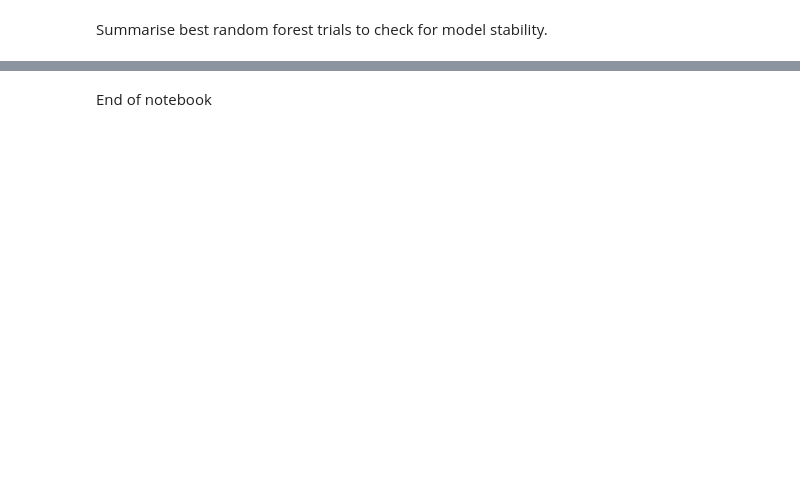
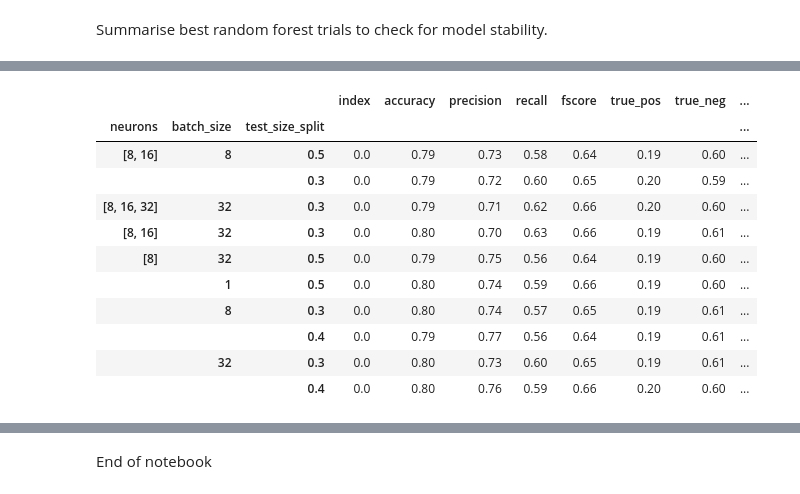
Before and after one commit to Birkbeck/museums-in-the-pandemic, a Jupyter notebook: mip/notebooks/01_indicator_match_validation.ipynb, the cells around one changed output, grey strips where cells are left out. Cells and saved outputs as stored; diff of their text form; code cells hidden in the pictures; blank space fills up the shorter version.

```diff
--- a/mip/notebooks/01_indicator_match_validation.ipynb
+++ b/mip/notebooks/01_indicator_match_validation.ipynb
@@ -1072,0 +1313,13 @@ resdf.head(5)
+# %%
+fn = out_folder+'data/analysis/matching_validation/match_validation_model_comparison_deeplearning-v3.xlsx'
+resdf = pd.read_excel(fn)
+
+resdf['pos_accuracy'] = round(resdf.true_pos / (resdf.true_pos+resdf.false_pos),3)
+resdf['neg_accuracy'] = round(resdf.true_neg / (resdf.true_neg+resdf.false_neg),3)
+resdf['avg_accuracy'] = round((resdf['pos_accuracy'] + resdf['neg_accuracy'])/2,3)
+resdf['avg_accuracy_rk'] = resdf['avg_accuracy'].rank(ascending=False)
+resdf['fscore_rk'] = resdf['fscore'].rank(ascending=False)
+
+resdf = resdf.sort_values(['avg_accuracy_rk','fscore_rk'])
+
+resdf.head(5)
@@ -1073,3 +1334,16 @@ resdf.head(5)
 # %%
-resdf.groupby(['neurons','batch_size','test_size_split']).mean().sort_values('accuracy').tail(3)
+resdf.groupby(['neurons','batch_size','test_size_split']).mean().round(2).sort_values('avg_accuracy').tail(10)
+# %% [output]
+|  |  |  | index | accuracy | precision | recall | fscore | true_pos | true_neg | ... |
+| neurons | batch_size | test_size_split |  |  |  |  |  |  |  | ... |
+| [8, 16] | 8 | 0.5 | 0.0 | 0.79 | 0.73 | 0.58 | 0.64 | 0.19 | 0.60 | ... |
+|  |  | 0.3 | 0.0 | 0.79 | 0.72 | 0.60 | 0.65 | 0.20 | 0.59 | ... |
+| [8, 16, 32] | 32 | 0.3 | 0.0 | 0.79 | 0.71 | 0.62 | 0.66 | 0.20 | 0.60 | ... |
+| [8, 16] | 32 | 0.3 | 0.0 | 0.80 | 0.70 | 0.63 | 0.66 | 0.19 | 0.61 | ... |
+| [8] | 32 | 0.5 | 0.0 | 0.79 | 0.75 | 0.56 | 0.64 | 0.19 | 0.60 | ... |
+|  | 1 | 0.5 | 0.0 | 0.80 | 0.74 | 0.59 | 0.66 | 0.19 | 0.60 | ... |
+|  | 8 | 0.3 | 0.0 | 0.80 | 0.74 | 0.57 | 0.65 | 0.19 | 0.61 | ... |
+|  |  | 0.4 | 0.0 | 0.79 | 0.77 | 0.56 | 0.64 | 0.19 | 0.61 | ... |
+|  | 32 | 0.3 | 0.0 | 0.80 | 0.73 | 0.60 | 0.65 | 0.19 | 0.61 | ... |
+|  |  | 0.4 | 0.0 | 0.80 | 0.76 | 0.59 | 0.66 | 0.20 | 0.60 | ... |
 # %%
```
Also changed, not shown: parts of 32 cells of this notebook, 7 other files.
